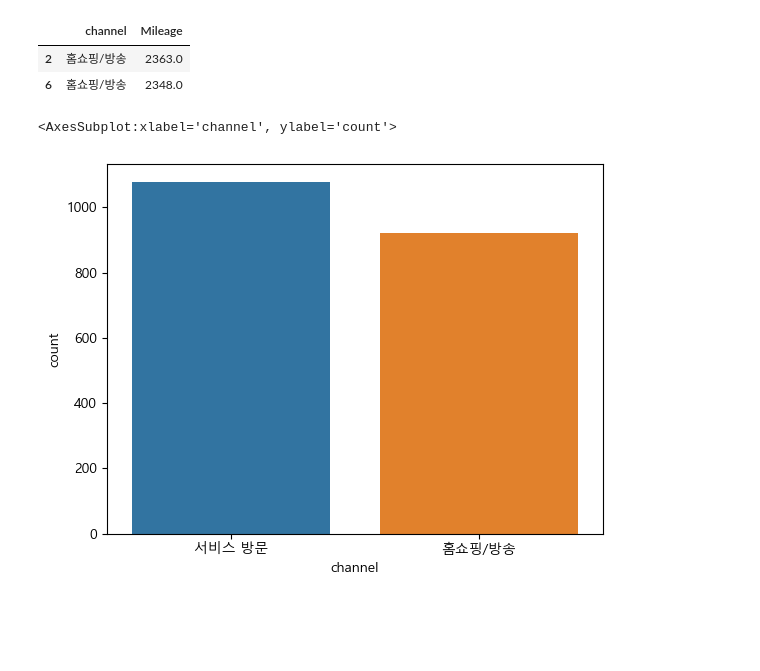
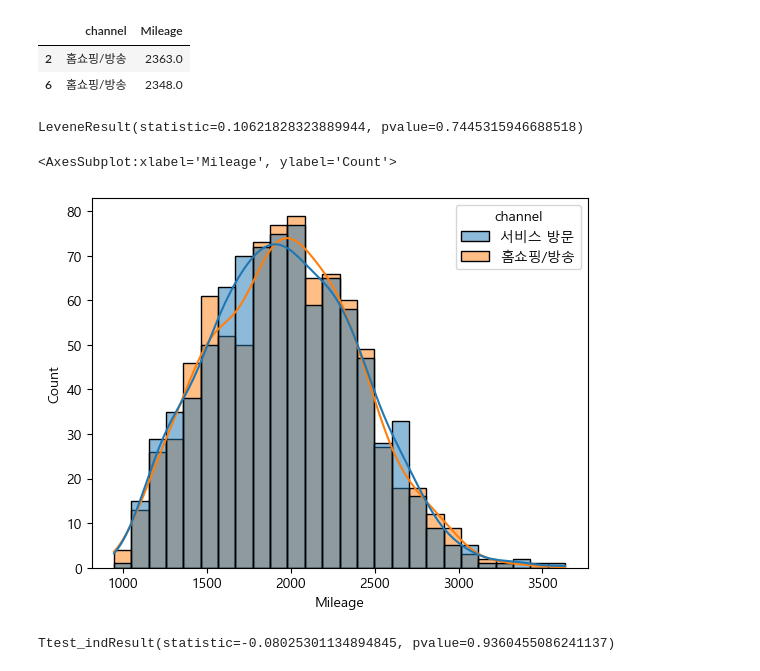
Before and after one commit to lovestar7914/study_data_analytics-1, a Jupyter notebook: codes/CDA/TypeOfContractChannel_CDA_mixed_Normal.ipynb, the cells around one changed output. Cells and saved outputs as stored; diff of their text form; code cells hidden in the pictures; blank space fills up the shorter version.

```diff
--- a/codes/CDA/TypeOfContractChannel_CDA_mixed_Normal.ipynb
+++ b/codes/CDA/TypeOfContractChannel_CDA_mixed_Normal.ipynb
@@ -59,8 +80,16 @@ df_homeshopping[:2]
 |  | channel | Mileage |
 | 2 | 홈쇼핑/방송 | 2363.0 |
 | 6 | 홈쇼핑/방송 | 2348.0 |
-# %%
-sns.countplot(data=df_channel_Mileage, x='channel')
-# %% [output]
-<AxesSubplot:xlabel='channel', ylabel='count'>
-[figure]
+# %%
+stats.levene(df_service['Mileage'], df_homeshopping['Mileage'])
+# %% [output]
+LeveneResult(statistic=0.10621828323889944, pvalue=0.7445315946688518)
+# %%
+sns.histplot(data=df_channel_Mileage, x='Mileage', kde=True, hue='channel')
+# %% [output]
+<AxesSubplot:xlabel='Mileage', ylabel='Count'>
+[figure, added]
+# %%
+stats.ttest_ind(df_service['Mileage'], df_homeshopping['Mileage'], equal_var=True )  # 등분산 일때
+# %% [output]
+Ttest_indResult(statistic=-0.08025301134894845, pvalue=0.9360455086241137)
```
Also changed, not shown: parts of 11 cells of this notebook, 1 other file.
